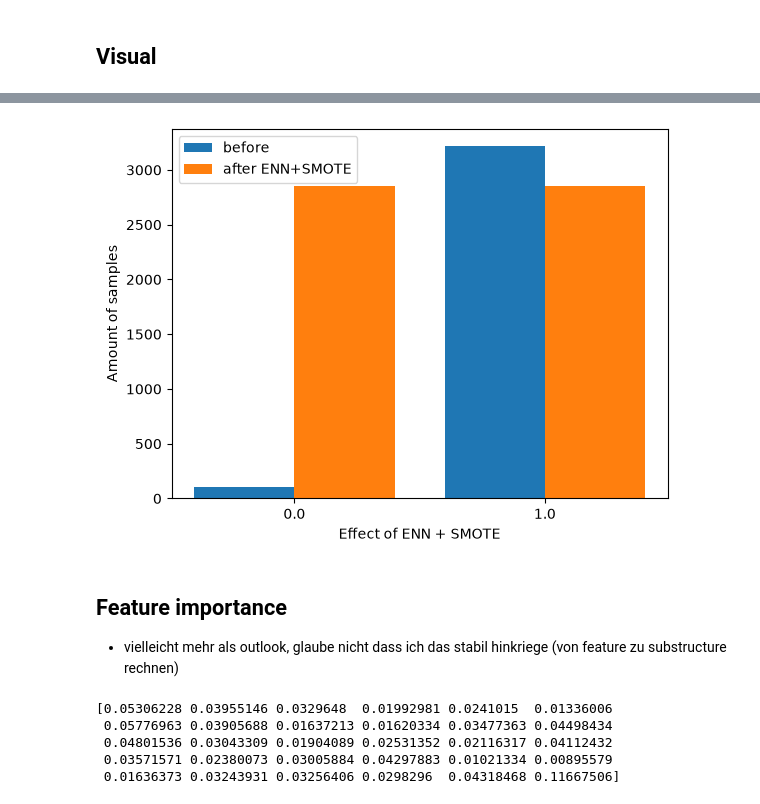
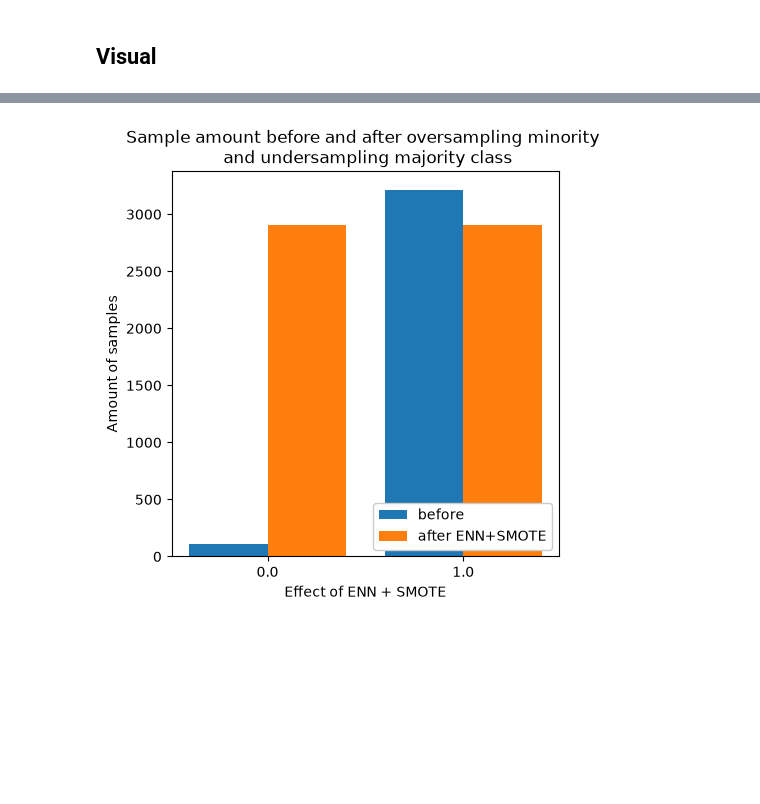
Before and after one commit to ameliehuebner/plastchem-project, a Jupyter notebook: analysis/binary.ipynb, the cells around one changed output, grey strips where cells are left out. Saved outputs shown, nothing was run; the diff lists cells and outputs as text; code cells hidden in the pictures; blank space fills up the shorter version.

```diff
--- a/analysis/binary.ipynb
+++ b/analysis/binary.ipynb
@@ -99,8 +99,7 @@ pipeline = Pipeline([
     ("clf", XGBClassifier(tree_method="hist", random_state=0, n_jobs=-1, max_delta_step=3))
 ])
 param_grid = {
-    "pca__n_components": [30, 40, 50],
-    "smote__sampling_strategy": [0.3, 0.5, 0.75, 1.0],
+    "pca__n_components": [50, 60, 70],
     "clf__max_depth": [5, 7, 9],
     "clf__learning_rate": [0.0001, 0.001, 0.01, 0.1],
     "clf__n_estimators": [100, 150, 200]
@@ -260,33 +266,22 @@ plt.savefig("cv_performance.svg", bbox_inches="tight")
 # %%
 # SMOTE effect
 before = Counter(y_exploration)
-X_p = pipeline.named_steps["pca"].fit_transform(X_exploration)
-X_e, y_e = pipeline.named_steps["enn"].fit_resample(X_p, y_exploration)
-X_s, y_s = pipeline.named_steps["smote"].fit_resample(X_e, y_e)
+X_p = best_model.named_steps["pca"].fit_transform(X_exploration)
+X_e, y_e = best_model.named_steps["enn"].fit_resample(X_p, y_exploration)
+X_s, y_s = best_model.named_steps["smote"].fit_resample(X_e, y_e)
 after = Counter(y_s)
 
 labels = sorted(before)
-fig, ax = plt.subplots()
+fig, ax = plt.subplots(figsize=(5,5))
 x = np.arange(len(labels))
 ax.bar(x-0.2, [before[l] for l in labels], width=0.4, label="before")
 ax.bar(x+0.2, [after[l] for l in labels], width=0.4, label="after ENN+SMOTE")
-ax.set_xticks(x, labels); ax.legend()
+ax.set_xticks(x, labels)
+ax.legend(loc="lower right", framealpha=1)
 ax.set_xlabel("Effect of ENN + SMOTE")
 ax.set_ylabel("Amount of samples")
+ax.set_title("Sample amount before and after oversampling minority \n and undersampling majority class")
 plt.savefig("smote_effect.svg", bbox_inches="tight")
 # damn thats a lot of artificial samples
 # %% [output]
-[figure, old version]
+[figure, new version]
-# %% [markdown]
-## Feature importance
-
-- vielleicht mehr als outlook, glaube nicht dass ich das stabil hinkriege (von feature zu substructure rechnen)
-# %%
-xgb = best_model.named_steps["clf"]
-print(xgb.feature_importances_)
-# %% [output]
-[0.05306228 0.03955146 0.0329648  0.01992981 0.0241015  0.01336006
- 0.05776963 0.03905688 0.01637213 0.01620334 0.03477363 0.04498434
- 0.04801536 0.03043309 0.01904089 0.02531352 0.02116317 0.04112432
- 0.03571571 0.02380073 0.03005884 0.04297883 0.01021334 0.00895579
- 0.01636373 0.03243931 0.03256406 0.0298296  0.04318468 0.11667506]
```
Also changed, not shown: parts of 12 cells of this notebook, 3 other files.
